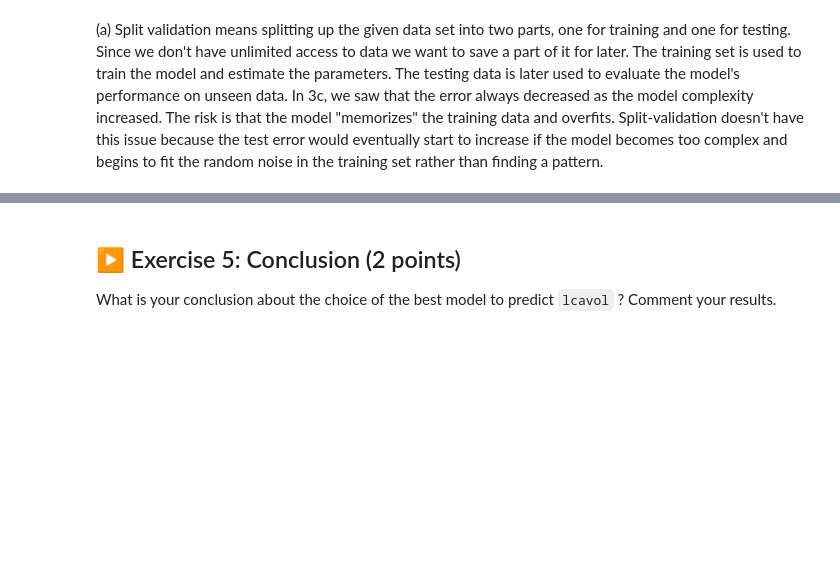
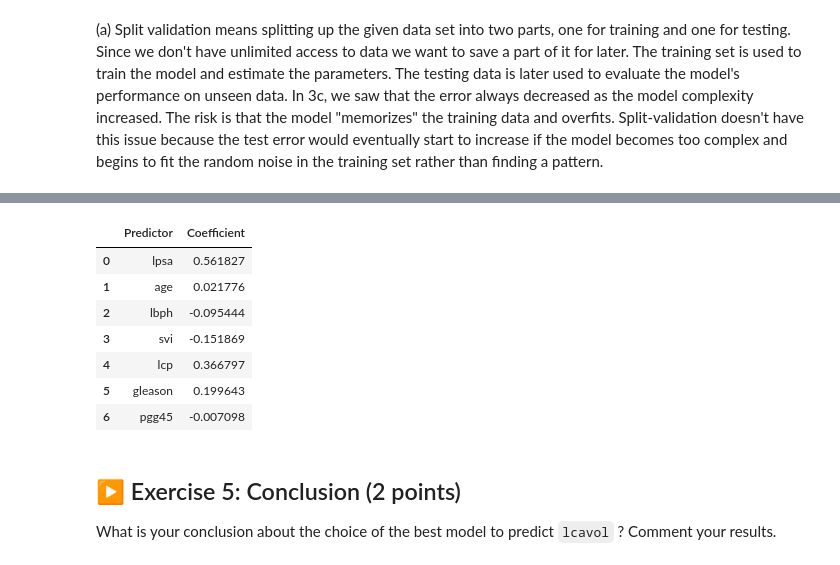
Before and after one commit to muneymo/isla2026-TP, a Jupyter notebook: TP1/TP1.ipynb, the cells around one changed output, grey strips where cells are left out. Cells and saved outputs as stored; diff of their text form; code cells hidden in the pictures; blank space fills up the shorter version.

```diff
--- a/TP1/TP1.ipynb
+++ b/TP1/TP1.ipynb
@@ -757,3 +757,32 @@ plt.show()
+# %%
+# (c)
+# define function to get position of minimum value in list
+def min_max_pos(a):
+    ar = np.array(a)
+    mnp = np.argmin(ar)
+
+    return mnp
+
+# get the predictors corresponding to the model size k with minimum mean square prediction error on test set
+X = df[list(list_min_rss_combo[min_max_pos(list_mean_square_prediction_error_Test)])]
+y = df[['lcavol']]
+
+# fit the model to get the coefficients for each predictor in the model
+model = LinearRegression()
+model.fit(X, y)
+# show coefficcients for each predictor in the model
+
+df3 = pd.DataFrame({'Predictor' : list(list_min_rss_combo[min_max_pos(list_mean_square_prediction_error_Test)]), 'Coefficient' : model.coef_[0]})
+df3
+# %% [output]
+|  | Predictor | Coefficient |
+| 0 | lpsa | 0.561827 |
+| 1 | age | 0.021776 |
+| 2 | lbph | -0.095444 |
+| 3 | svi | -0.151869 |
+| 4 | lcp | 0.366797 |
+| 5 | gleason | 0.199643 |
+| 6 | pgg45 | -0.007098 |
 # %% [markdown]
 ## ▶️ Exercise 5: Conclusion (2 points)
 
```
Also changed, not shown: parts of 4 cells of this notebook.
